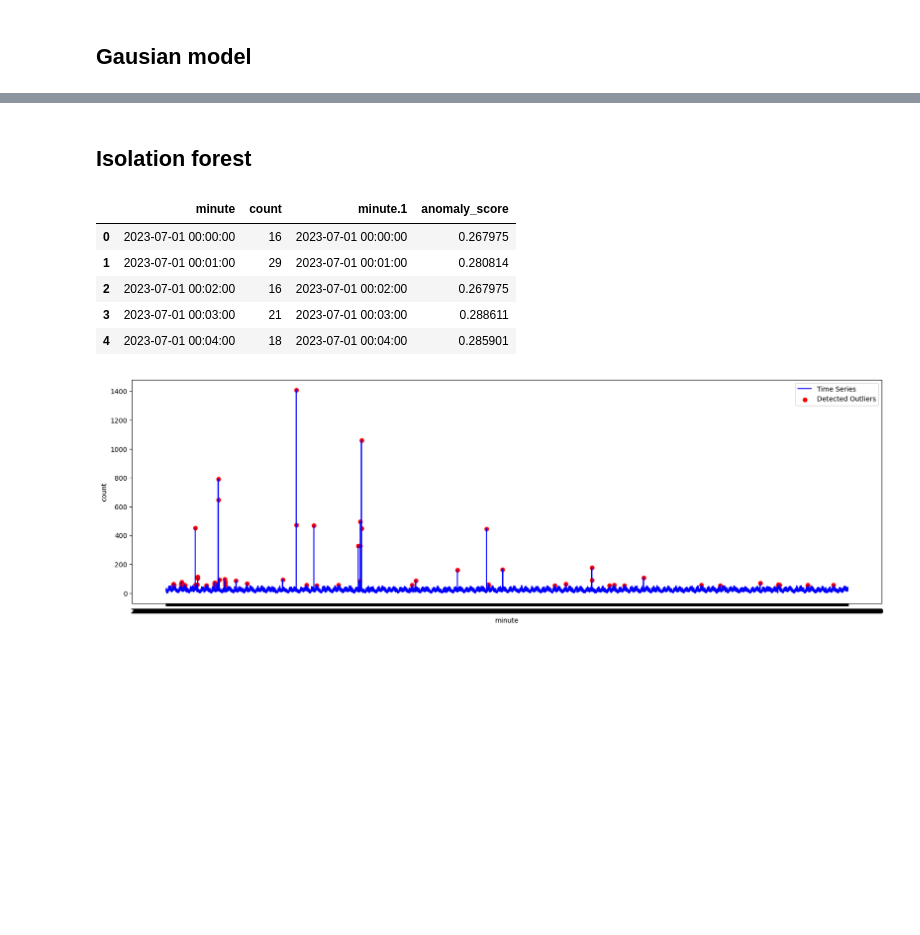
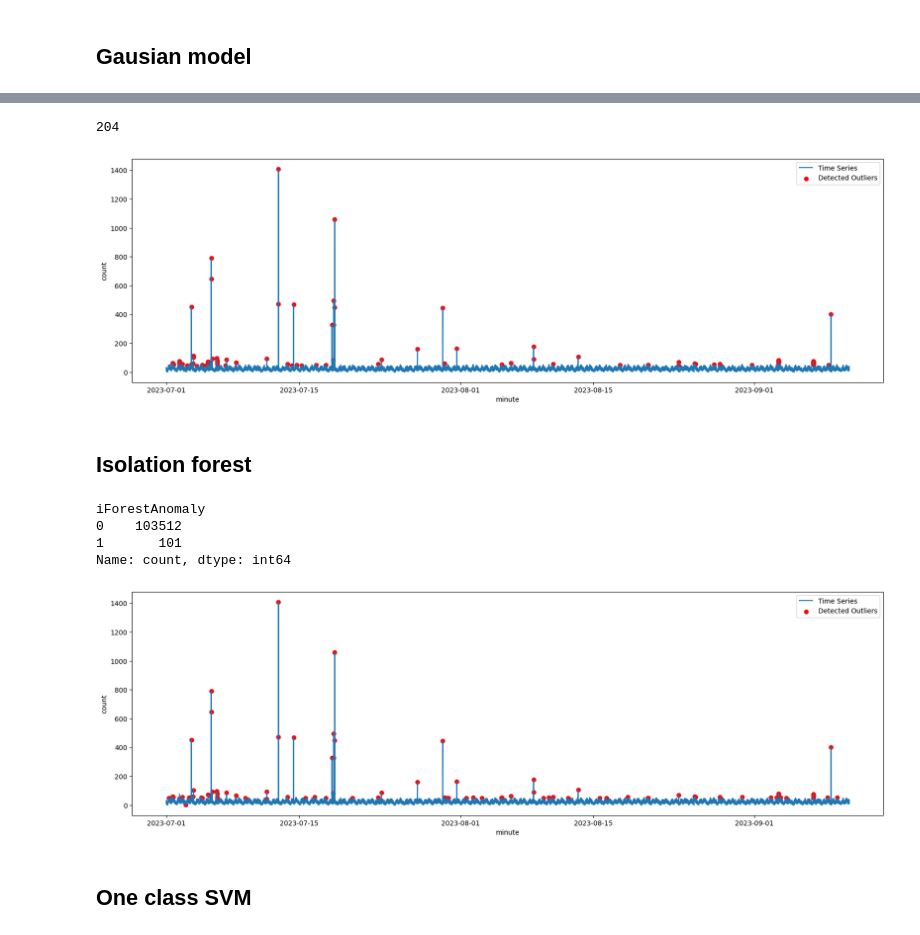
Before and after one commit to AndreyLebedinskiy/CourseProjectYear3, a Jupyter notebook: Models.ipynb, the cells around one changed output, grey strips where cells are left out. Cells and saved outputs as stored; diff of their text form; code cells hidden in the pictures; blank space fills up the shorter version.

Commit message:
added gausian model and revamped isolation forest

```diff
--- a/Models.ipynb
+++ b/Models.ipynb
@@ -157,3 +158,6 @@ plt.legend()
 plt.show()
 # %% [output]
 [figure]
+# %%
+df_combined = df_combined.drop(columns=['cluster', 'PC1', 'PC2', 'distances'])
+df_combined.head()
@@ -162,7 +173,6 @@ plt.show()
 # %%
 #for easier observation
 df_restricted = df_combined.loc[df_combined['count'] < 60]
-
 night = df_restricted.loc[df_restricted['night'] == 1, 'count']
 morning = df_restricted.loc[df_restricted['morning'] == 1, 'count']
 day = df_restricted.loc[df_restricted['day'] == 1, 'count']
@@ -173,4 +183,14 @@ night.hist(ax=axs[0,0],bins=50)
 morning.hist(ax=axs[0,1],bins=50)
 day.hist(ax=axs[1,0],bins=50)
 evening.hist(ax=axs[1,1],bins=50)
+night.set_title("night")
+morning.set_title("morning")
+day.set_title("day")
+evening.set_title("evening")
+
+#actual data
+night = df_combined.loc[df_combined['night'] == 1, 'count']
+morning = df_combined.loc[df_combined['morning'] == 1, 'count']
+day = df_combined.loc[df_combined['day'] == 1, 'count']
+evening = df_combined.loc[(df_combined['night'] + df_combined['morning'] + df_combined['day'] == 0), 'count']
 # %% [output]
@@ -178,0 +226,6 @@ evening.hist(ax=axs[1,1],bins=50)
+# %%
+# add the data to the main
+df_gausian = pd.concat([night, morning, day, evening])
+df_gausian["anomaly"] = df_gausian["anomaly"].apply(lambda x: 0 if x == 1 else 1)
+df_combined["GausianAnomaly"] = df_gausian["anomaly"]
+df_combined.head()
@@ -179,29 +239,48 @@ evening.hist(ax=axs[1,1],bins=50)
+# %%
+anomaly = df_combined.loc[df_combined['GausianAnomaly'] == 1, ['timestamp', 'count']]
+anomaly.size
+# %% [output]
+204
+# %%
+plt.figure(figsize=(20, 6))
+plt.plot(df_combined['timestamp'], df_combined['count'], label='Time Series')
+plt.scatter(anomaly['timestamp'],anomaly['count'], color='red', label='Detected Outliers')
+plt.xlabel('minute')
+plt.ylabel('count')
+plt.legend()
+plt.show()
+# %% [output]
+[figure, added]
 # %% [markdown]
 ## Isolation forest
-# %%
-isolation_forest = IsolationForest(contamination=0.001, random_state=42)
-isolation_forest.fit(df_train[['count']])
-
-
-df_train['anomaly_score'] = isolation_forest.decision_function(df_train[['count']])
-outliers = isolation_forest.predict(df_train[['count']]) #df_train['anomaly']
-df_train.head()
-# %% [output]
-|  | minute | count | minute.1 | anomaly_score |
-| 0 | 2023-07-01 00:00:00 | 16 | 2023-07-01 00:00:00 | 0.267975 |
-| 1 | 2023-07-01 00:01:00 | 29 | 2023-07-01 00:01:00 | 0.280814 |
-| 2 | 2023-07-01 00:02:00 | 16 | 2023-07-01 00:02:00 | 0.267975 |
-| 3 | 2023-07-01 00:03:00 | 21 | 2023-07-01 00:03:00 | 0.288611 |
-| 4 | 2023-07-01 00:04:00 | 18 | 2023-07-01 00:04:00 | 0.285901 |
+# %%
+df_iForest =  df_combined[['count','difference']] #'dayOfTheWeek','isWeekend','hours','night','morning','day', - done some experiments, and this combo outperformed others
+
+min_max_scaler = preprocessing.StandardScaler()
+df_iForest = min_max_scaler.fit_transform(df_iForest)
+df_iForest = pd.DataFrame(df_iForest)
+
+model =  IsolationForest(contamination = anom_proportion, random_state = 42)
+model.fit(df_iForest)
+
+df_combined['iForestAnomaly'] = pd.Series(model.predict(df_iForest))
+df_combined['iForestAnomaly'] = df_combined['iForestAnomaly'].apply(lambda x: 0 if x == 1 else 1)
+print(df_combined['iForestAnomaly'].value_counts())
+# %% [output]
+iForestAnomaly
+0    103512
+1       101
+Name: count, dtype: int64
 # %%
-# Visualization of the time series with detected outliers
+anomaly = df_combined.loc[df_combined['iForestAnomaly'] == 1, ['timestamp', 'count']]
 plt.figure(figsize=(20, 6))
-plt.plot(df_train['minute'], df_train['count'], label='Time Series')
-plt.scatter(df_train['minute'][outliers == -1],
-    df_train['count'][outliers == -1], color='red', label='Detected Outliers')
+plt.plot(df_combined['timestamp'], df_combined['count'], label='Time Series')
+plt.scatter(anomaly['timestamp'],anomaly['count'], color='red', label='Detected Outliers')
 plt.xlabel('minute')
 plt.ylabel('count')
 plt.legend()
 plt.show()
 # %% [output]
-[figure, old version]
+[figure, new version]
+# %% [markdown]
+## One class SVM
```
Also changed, not shown: parts of 5 cells of this notebook.
